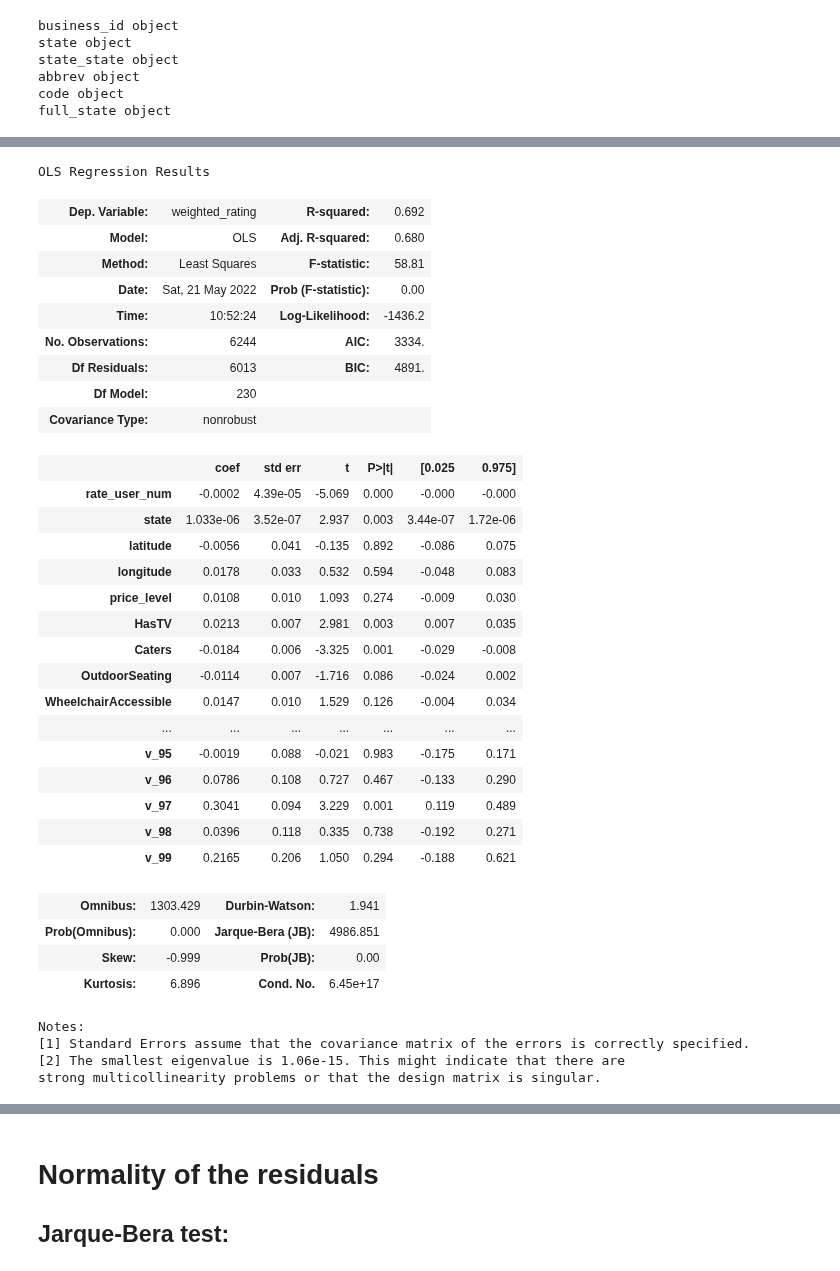
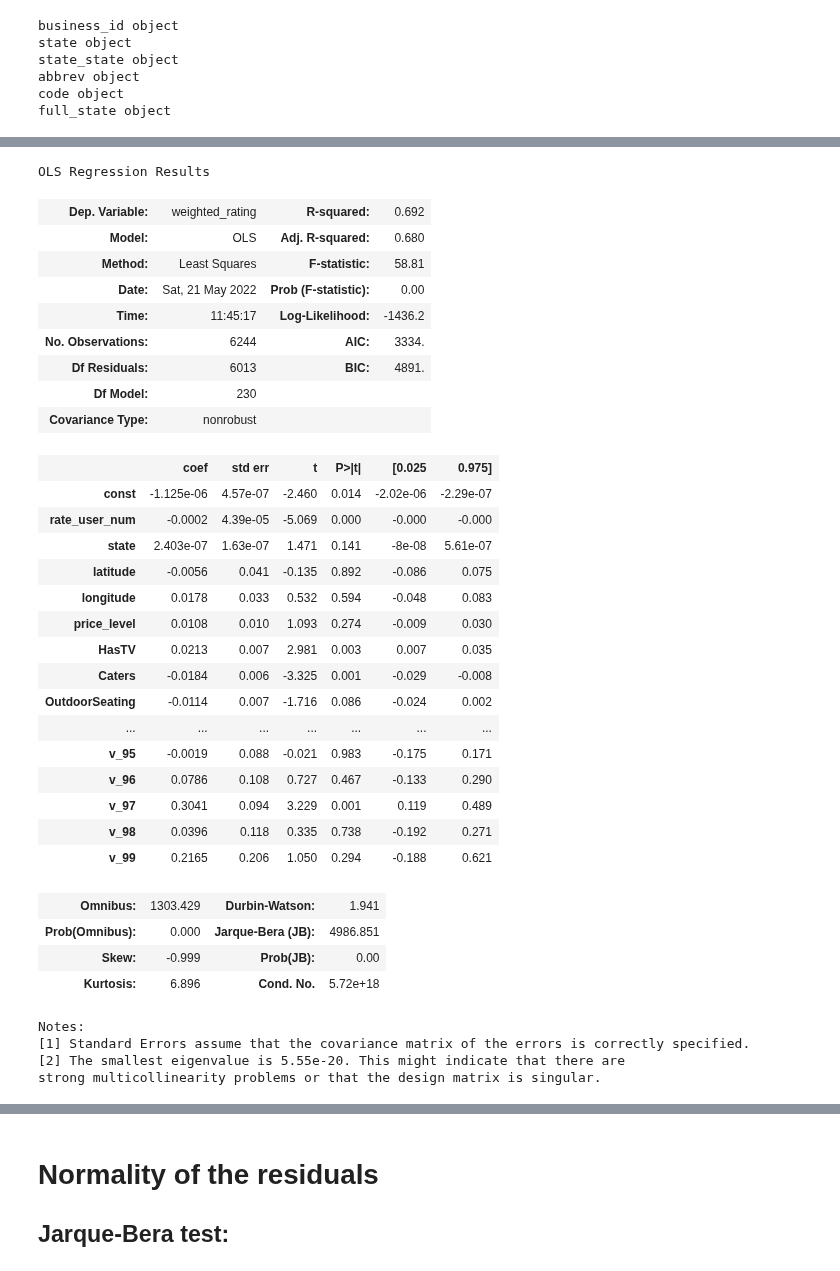
Before and after one commit to kaiwenh4/Stat170-Project, a Jupyter notebook: modeling/linear_regressive.ipynb, the cells around one changed output, grey strips where cells are left out. Drawn from its saved outputs; the diff is of its cells as text; code cells hidden in the pictures.

```diff
--- a/modeling/linear_regressive.ipynb
+++ b/modeling/linear_regressive.ipynb
@@ -38,7 +38,7 @@ full_state object
 X = df.loc[:,~df.columns.isin(['weighted_rating','business_id','stars','review_count','rating','state_state','abbrev','code','full_state','review_id'])]
 y = df[ 'weighted_rating']
 # %%
-# X['user_yelp_years'] = X['user_yelp_years'] / np.timedelta64(1, 'Y')
+X['user_yelp_years'] = X['user_yelp_years'] / np.timedelta64(1, 'Y')
 for i in X.columns:
     if X[i].dtype == np.object:
         X[i] = pd.factorize(X[i])[0]
@@ -57,29 +48,31 @@ See the caveats in the documentation: https://pandas.pydata.org/pandas-docs/stab
 # %%
 ## fit a OLS model with intercept
 X = sm.add_constant(X)
 est = sm.OLS(y,X,missing='drop').fit()
+results_as_html = est.summary().tables[1].as_html()
+df_model = pd.read_html(results_as_html, header=0, index_col=0)[0]
 est.summary()
 # %% [output]
 OLS Regression Results
 | Dep. Variable: | weighted_rating | R-squared: | 0.692 |
 | Model: | OLS | Adj. R-squared: | 0.680 |
 | Method: | Least Squares | F-statistic: | 58.81 |
 | Date: | Sat, 21 May 2022 | Prob (F-statistic): | 0.00 |
-| Time: | 10:52:24 | Log-Likelihood: | -1436.2 |
+| Time: | 11:45:17 | Log-Likelihood: | -1436.2 |
 | No. Observations: | 6244 | AIC: | 3334. |
 | Df Residuals: | 6013 | BIC: | 4891. |
 | Df Model: | 230 |  |  |
 | Covariance Type: | nonrobust |  |  |
 |  | coef | std err | t | P>|t| | [0.025 | 0.975] |
+| const | -1.125e-06 | 4.57e-07 | -2.460 | 0.014 | -2.02e-06 | -2.29e-07 |
 | rate_user_num | -0.0002 | 4.39e-05 | -5.069 | 0.000 | -0.000 | -0.000 |
-| state | 1.033e-06 | 3.52e-07 | 2.937 | 0.003 | 3.44e-07 | 1.72e-06 |
+| state | 2.403e-07 | 1.63e-07 | 1.471 | 0.141 | -8e-08 | 5.61e-07 |
 | latitude | -0.0056 | 0.041 | -0.135 | 0.892 | -0.086 | 0.075 |
 | longitude | 0.0178 | 0.033 | 0.532 | 0.594 | -0.048 | 0.083 |
 | price_level | 0.0108 | 0.010 | 1.093 | 0.274 | -0.009 | 0.030 |
 | HasTV | 0.0213 | 0.007 | 2.981 | 0.003 | 0.007 | 0.035 |
 | Caters | -0.0184 | 0.006 | -3.325 | 0.001 | -0.029 | -0.008 |
 | OutdoorSeating | -0.0114 | 0.007 | -1.716 | 0.086 | -0.024 | 0.002 |
-| WheelchairAccessible | 0.0147 | 0.010 | 1.529 | 0.126 | -0.004 | 0.034 |
 | ... | ... | ... | ... | ... | ... | ... |
 | v_95 | -0.0019 | 0.088 | -0.021 | 0.983 | -0.175 | 0.171 |
 | v_96 | 0.0786 | 0.108 | 0.727 | 0.467 | -0.133 | 0.290 |
@@ -89,8 +82,8 @@ OLS Regression Results
 | Omnibus: | 1303.429 | Durbin-Watson: | 1.941 |
 | Prob(Omnibus): | 0.000 | Jarque-Bera (JB): | 4986.851 |
 | Skew: | -0.999 | Prob(JB): | 0.00 |
-| Kurtosis: | 6.896 | Cond. No. | 6.45e+17 |
+| Kurtosis: | 6.896 | Cond. No. | 5.72e+18 |
 Notes:
 [1] Standard Errors assume that the covariance matrix of the errors is correctly specified.
-[2] The smallest eigenvalue is 1.06e-15. This might indicate that there are
+[2] The smallest eigenvalue is 5.55e-20. This might indicate that there are
 strong multicollinearity problems or that the design matrix is singular.
```
Also changed, not shown: parts of 8 cells of this notebook, 3 other files.
